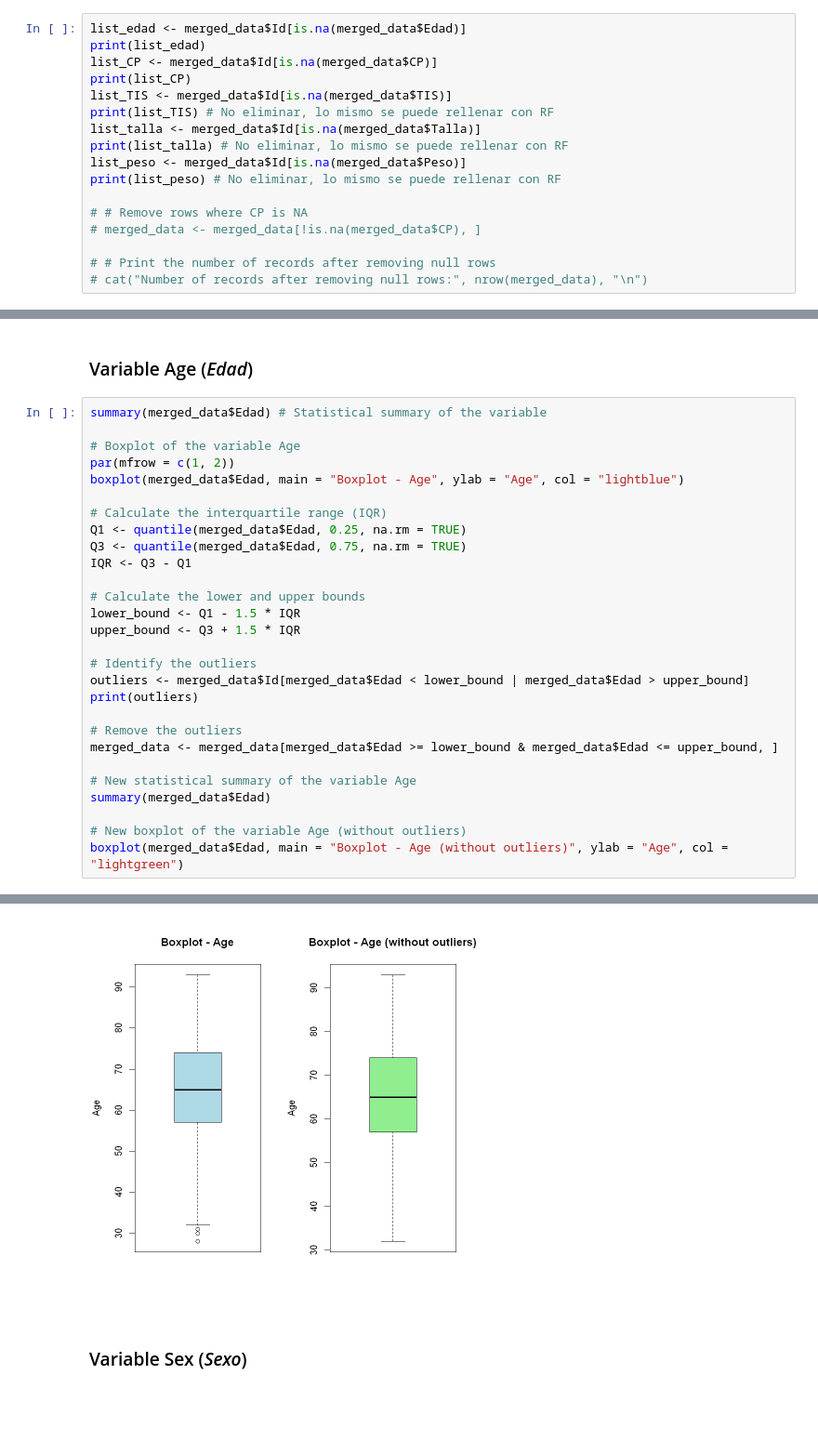
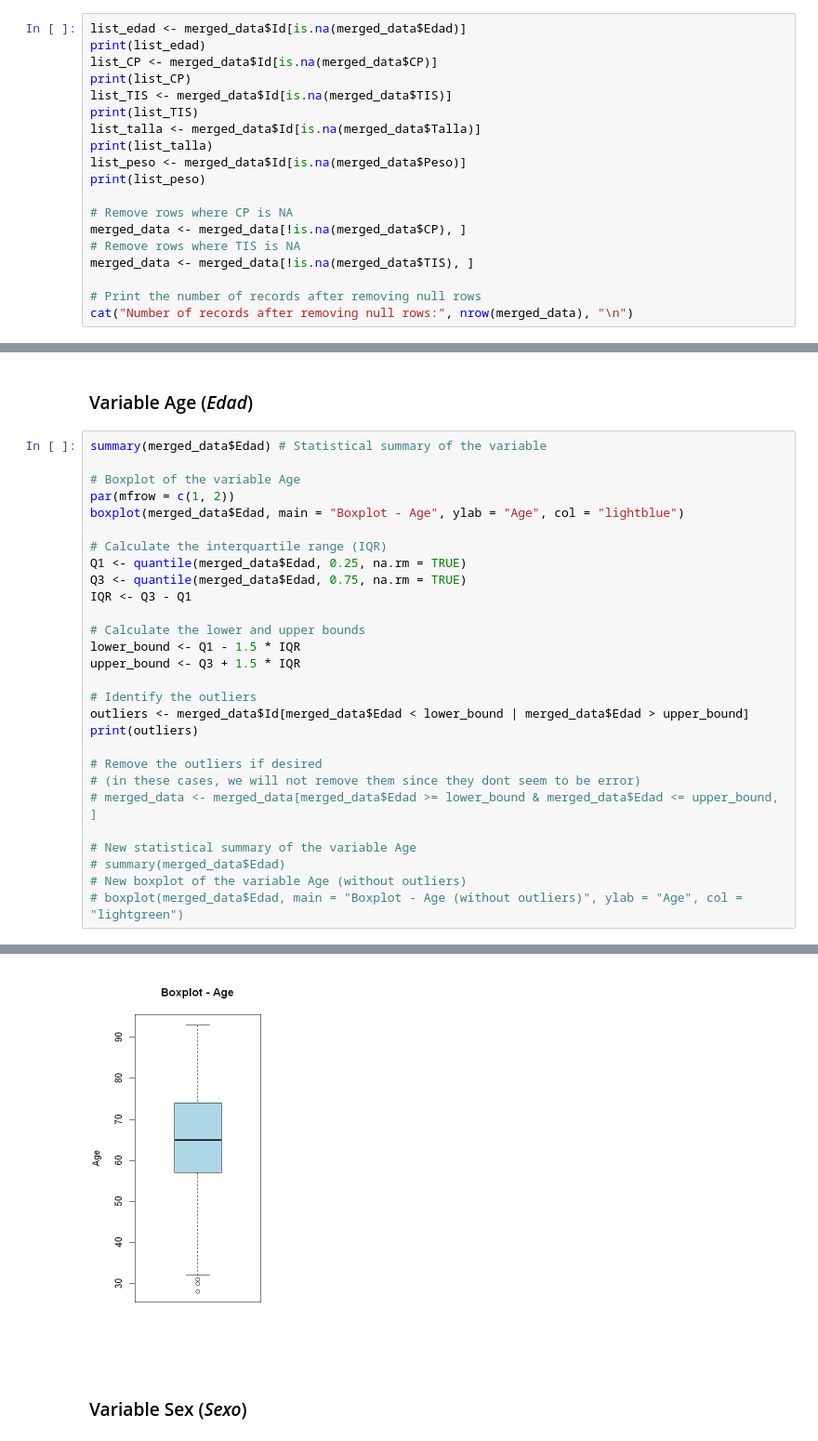
Before and after one commit to JoseLuisMaldonadoA/TFM, a Jupyter notebook: Curation.ipynb, the cells around one changed output, grey strips where cells are left out. Shown at 93% size. Saved outputs shown, nothing was run; the diff lists cells and outputs as text; blank space fills up the shorter version.

Commit message:
Notebook Update
This update adds the data curation of the socioeconomic variables

```diff
--- a/Curation.ipynb
+++ b/Curation.ipynb
@@ -152,17 +275,19 @@ print(list_edad)
 list_CP <- merged_data$Id[is.na(merged_data$CP)]
 print(list_CP)
 list_TIS <- merged_data$Id[is.na(merged_data$TIS)]
-print(list_TIS) # No eliminar, lo mismo se puede rellenar con RF
+print(list_TIS)
 list_talla <- merged_data$Id[is.na(merged_data$Talla)]
-print(list_talla) # No eliminar, lo mismo se puede rellenar con RF
+print(list_talla)
 list_peso <- merged_data$Id[is.na(merged_data$Peso)]
-print(list_peso) # No eliminar, lo mismo se puede rellenar con RF
+print(list_peso)
 
-# # Remove rows where CP is NA
-# merged_data <- merged_data[!is.na(merged_data$CP), ]
+# Remove rows where CP is NA
+merged_data <- merged_data[!is.na(merged_data$CP), ]
+# Remove rows where TIS is NA
+merged_data <- merged_data[!is.na(merged_data$TIS), ]
 
-# # Print the number of records after removing null rows
-# cat("Number of records after removing null rows:", nrow(merged_data), "\n")
+# Print the number of records after removing null rows
+cat("Number of records after removing null rows:", nrow(merged_data), "\n")
 # %% [output]
 numeric(0)
 [1]   51 1002
@@ -232,13 +349,13 @@ upper_bound <- Q3 + 1.5 * IQR
 outliers <- merged_data$Id[merged_data$Edad < lower_bound | merged_data$Edad > upper_bound]
 print(outliers)
 
-# Remove the outliers
-merged_data <- merged_data[merged_data$Edad >= lower_bound & merged_data$Edad <= upper_bound, ]
+# Remove the outliers if desired
+# (in these cases, we will not remove them since they dont seem to be error)
+# merged_data <- merged_data[merged_data$Edad >= lower_bound & merged_data$Edad <= upper_bound, ]
 
 # New statistical summary of the variable Age
-summary(merged_data$Edad)
-
+# summary(merged_data$Edad)
 # New boxplot of the variable Age (without outliers)
-boxplot(merged_data$Edad, main = "Boxplot - Age (without outliers)", ylab = "Age", col = "lightgreen")
+# boxplot(merged_data$Edad, main = "Boxplot - Age (without outliers)", ylab = "Age", col = "lightgreen")
 # %% [output]
    Min. 1st Qu.  Median    Mean 3rd Qu.    Max.
@@ -249,4 +364,4 @@ boxplot(merged_data$Edad, main = "Boxplot - Age (without outliers)", ylab = "Age
-[figure, old version]
+[figure, new version]
 # %% [markdown]
 ### Variable Sex (*Sexo*)
 # %%
```
Also changed, not shown: parts of 55 cells of this notebook.
